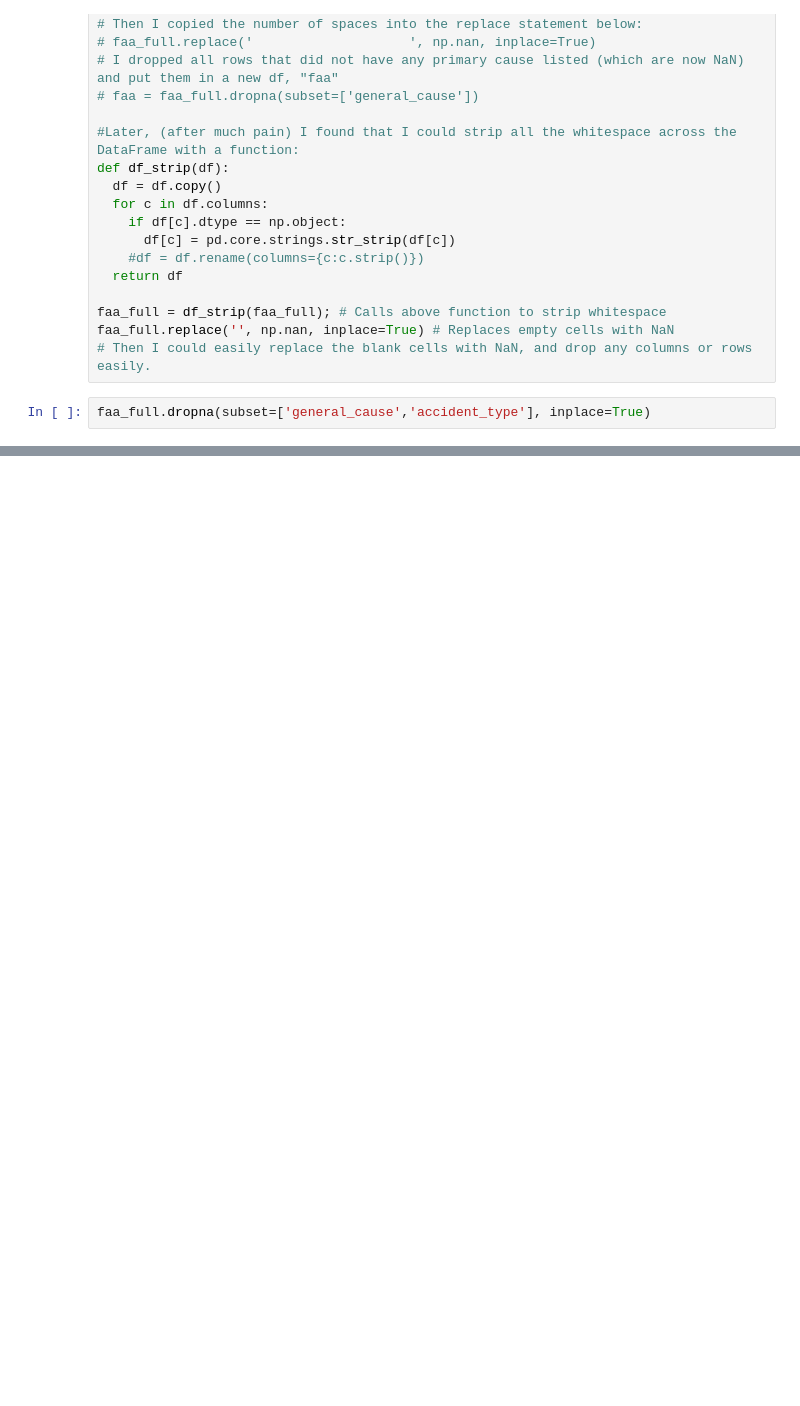
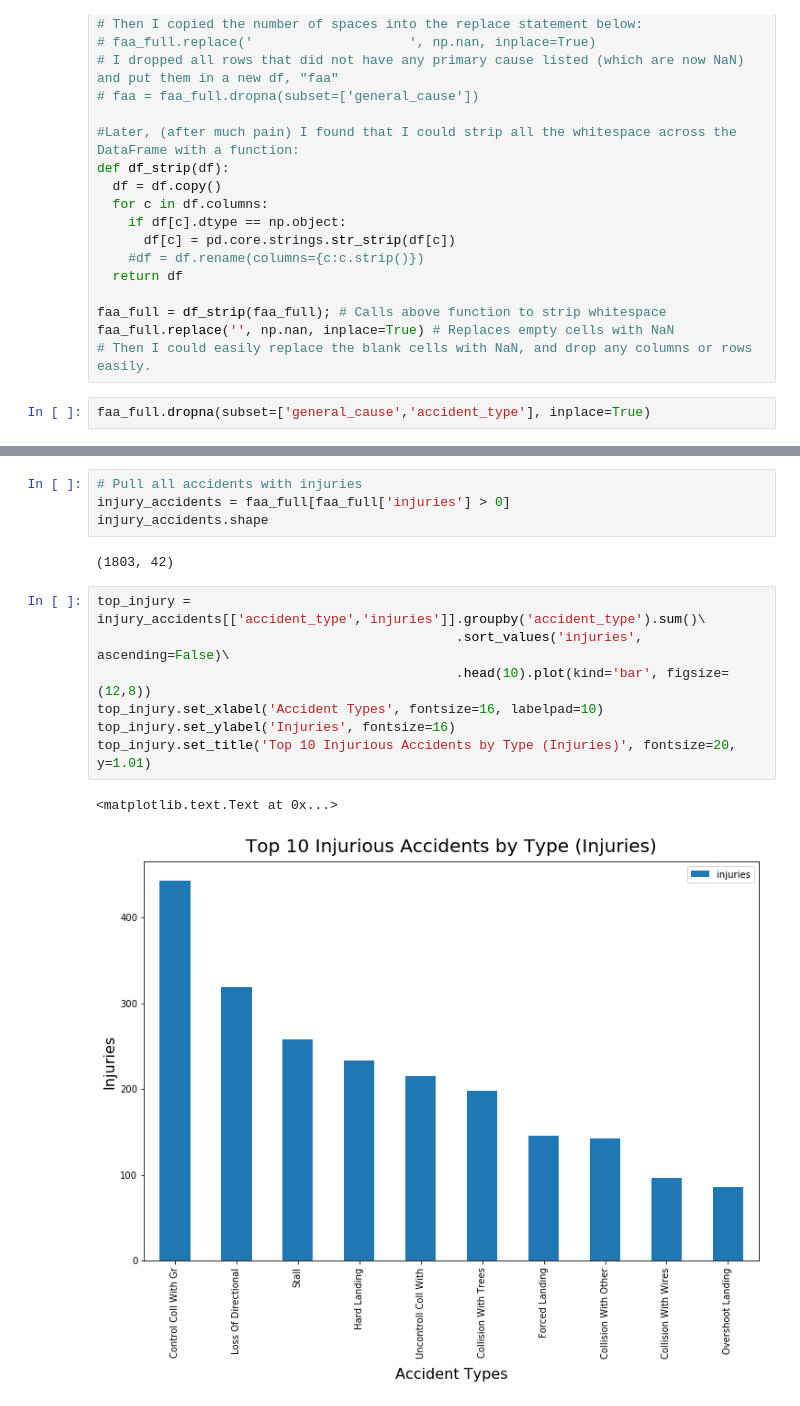
Before and after one commit to acobrapilot/homework, a Jupyter notebook: Final Project/Final Project - Aviation Mishap Data.ipynb, the cells around one changed output, grey strips where cells are left out. Drawn from its saved outputs; the diff is of its cells as text; blank space fills up the shorter version.

```diff
--- a/Final Project/Final Project - Aviation Mishap Data.ipynb
+++ b/Final Project/Final Project - Aviation Mishap Data.ipynb
@@ -188,0 +237,16 @@ fatal_accidents[['accident_type', 'fatalities']].groupby('accident_type').sum().
+# %%
+# Pull all accidents with injuries
+injury_accidents = faa_full[faa_full['injuries'] > 0]
+injury_accidents.shape
+# %% [output]
+(1803, 42)
+# %%
+top_injury = injury_accidents[['accident_type','injuries']].groupby('accident_type').sum()\
+                                              .sort_values('injuries', ascending=False)\
+                                              .head(10).plot(kind='bar', figsize=(12,8))
+top_injury.set_xlabel('Accident Types', fontsize=16, labelpad=10)
+top_injury.set_ylabel('Injuries', fontsize=16)
+top_injury.set_title('Top 10 Injurious Accidents by Type (Injuries)', fontsize=20, y=1.01)
+# %% [output]
+<matplotlib.text.Text at 0x...>
+[figure, added]
```
Also changed, not shown: parts of 6 cells of this notebook.
